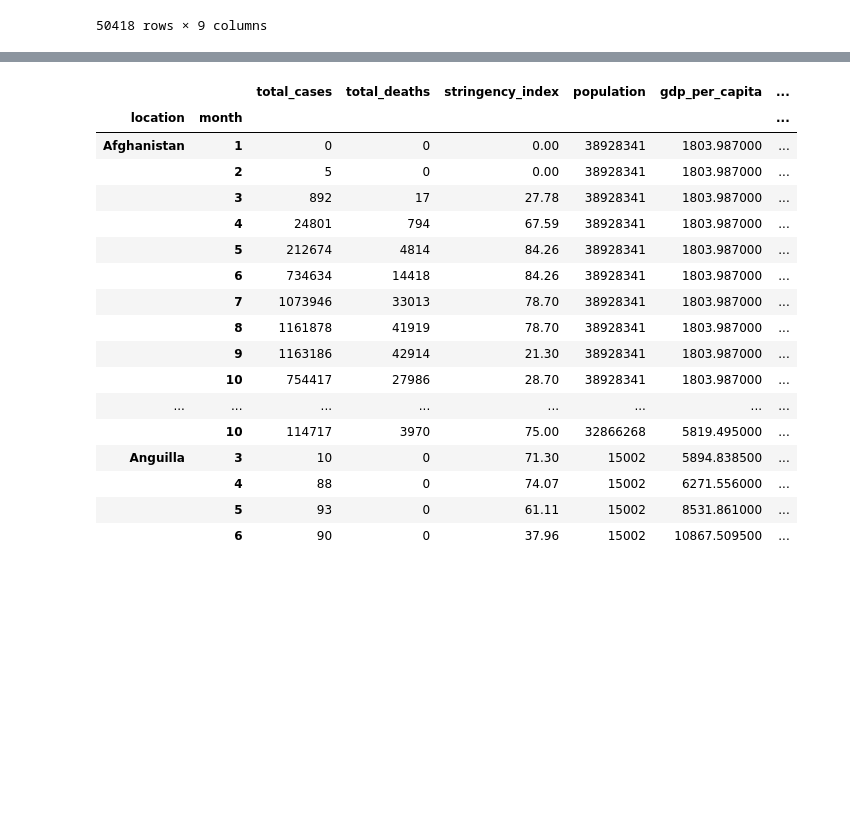
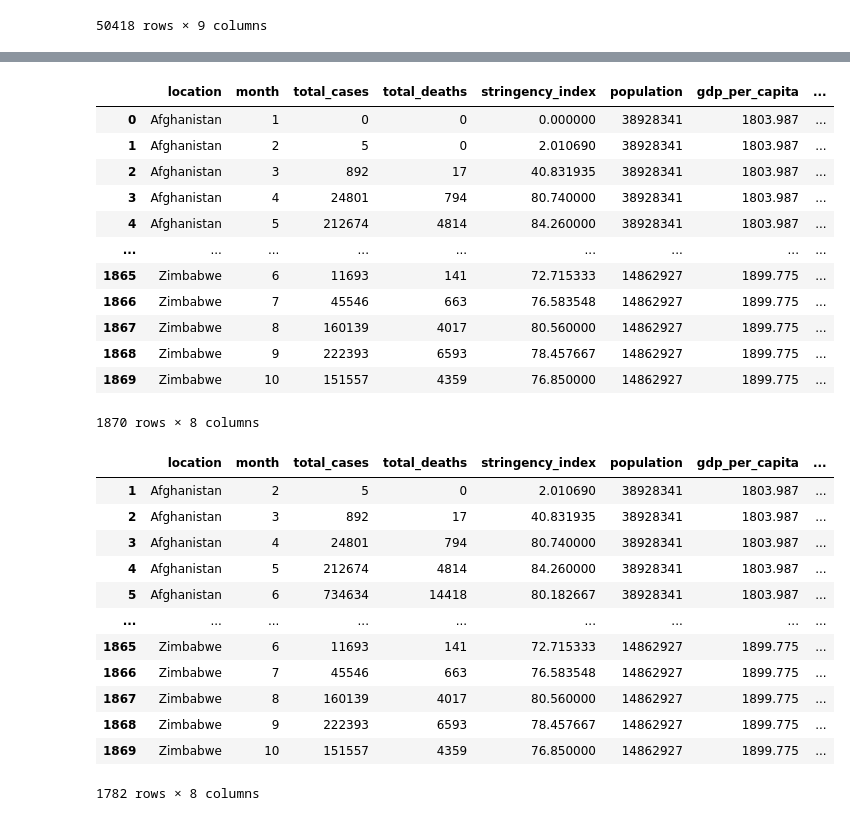
Before and after one commit to Anindita123-code/DataAnalytics, a Jupyter notebook: das_redi_project.ipynb, the cells around one changed output, grey strips where cells are left out. Drawn from its saved outputs; the diff is of its cells as text; code cells hidden in the pictures; blank space fills up the shorter version.

```diff
--- a/das_redi_project.ipynb
+++ b/das_redi_project.ipynb
@@ -95,6 +133,7 @@ pandemic_df['total_cases'] = pandemic_df['total_cases'].fillna(0)
 pandemic_df['total_cases'] = pandemic_df['total_cases'].astype(np.int64)
 pandemic_df['total_deaths'] = pandemic_df['total_deaths'].fillna(0)
 pandemic_df['total_deaths'] = pandemic_df['total_deaths'].astype(np.int64)
+pandemic_df['stringency_index'] = pandemic_df['stringency_index'].fillna(method='bfill')
 pandemic_df.dtypes
 # %% [output]
 iso_code                           object
@@ -153,35 +177,53 @@ df_inter
 # %%
 # df_final.describe
 # df_noduplicates.groupby(["location","month"]).sum()
-df_grouped = df_inter.groupby(['location', 'month']).agg(
+df_grouped = df_inter.groupby(['location', 'month'], as_index=False).agg(
     {
         'total_cases': 'sum',
         'total_deaths': 'sum',
-        'stringency_index': 'first',
+        'stringency_index': 'mean',
         'population': 'first',
         'gdp_per_capita': 'first',
         'human_development_index': 'first',
     })
-df_grouped.head(50)
+df_grouped
 # %% [output]
-|  |  | total_cases | total_deaths | stringency_index | population | gdp_per_capita | ... |
-| location | month |  |  |  |  |  | ... |
-| Afghanistan | 1 | 0 | 0 | 0.00 | 38928341 | 1803.987000 | ... |
-|  | 2 | 5 | 0 | 0.00 | 38928341 | 1803.987000 | ... |
-|  | 3 | 892 | 17 | 27.78 | 38928341 | 1803.987000 | ... |
-|  | 4 | 24801 | 794 | 67.59 | 38928341 | 1803.987000 | ... |
-|  | 5 | 212674 | 4814 | 84.26 | 38928341 | 1803.987000 | ... |
-|  | 6 | 734634 | 14418 | 84.26 | 38928341 | 1803.987000 | ... |
-|  | 7 | 1073946 | 33013 | 78.70 | 38928341 | 1803.987000 | ... |
-|  | 8 | 1161878 | 41919 | 78.70 | 38928341 | 1803.987000 | ... |
-|  | 9 | 1163186 | 42914 | 21.30 | 38928341 | 1803.987000 | ... |
-|  | 10 | 754417 | 27986 | 28.70 | 38928341 | 1803.987000 | ... |
-| ... | ... | ... | ... | ... | ... | ... | ... |
-|  | 10 | 114717 | 3970 | 75.00 | 32866268 | 5819.495000 | ... |
-| Anguilla | 3 | 10 | 0 | 71.30 | 15002 | 5894.838500 | ... |
-|  | 4 | 88 | 0 | 74.07 | 15002 | 6271.556000 | ... |
-|  | 5 | 93 | 0 | 61.11 | 15002 | 8531.861000 | ... |
-|  | 6 | 90 | 0 | 37.96 | 15002 | 10867.509500 | ... |
+|  | location | month | total_cases | total_deaths | stringency_index | population | gdp_per_capita | ... |
+| 0 | Afghanistan | 1 | 0 | 0 | 0.000000 | 38928341 | 1803.987 | ... |
+| 1 | Afghanistan | 2 | 5 | 0 | 2.010690 | 38928341 | 1803.987 | ... |
+| 2 | Afghanistan | 3 | 892 | 17 | 40.831935 | 38928341 | 1803.987 | ... |
+| 3 | Afghanistan | 4 | 24801 | 794 | 80.740000 | 38928341 | 1803.987 | ... |
+| 4 | Afghanistan | 5 | 212674 | 4814 | 84.260000 | 38928341 | 1803.987 | ... |
+| ... | ... | ... | ... | ... | ... | ... | ... | ... |
+| 1865 | Zimbabwe | 6 | 11693 | 141 | 72.715333 | 14862927 | 1899.775 | ... |
+| 1866 | Zimbabwe | 7 | 45546 | 663 | 76.583548 | 14862927 | 1899.775 | ... |
+| 1867 | Zimbabwe | 8 | 160139 | 4017 | 80.560000 | 14862927 | 1899.775 | ... |
+| 1868 | Zimbabwe | 9 | 222393 | 6593 | 78.457667 | 14862927 | 1899.775 | ... |
+| 1869 | Zimbabwe | 10 | 151557 | 4359 | 76.850000 | 14862927 | 1899.775 | ... |
+1870 rows × 8 columns
+# %%
+# drop the rows with 0 values for the columns : stringency_index, total_cases and total_deaths
+
+# get names of indexes for which columns have value == 01
+
+index_names = df_grouped[(df_grouped['stringency_index'] == 0) & (df_grouped['total_deaths'] == 0) & (df_grouped['total_cases'] == 0)].index
+df_grouped.drop(index_names, inplace = True)
+
+df_grouped
+# %% [output]
+|  | location | month | total_cases | total_deaths | stringency_index | population | gdp_per_capita | ... |
+| 1 | Afghanistan | 2 | 5 | 0 | 2.010690 | 38928341 | 1803.987 | ... |
+| 2 | Afghanistan | 3 | 892 | 17 | 40.831935 | 38928341 | 1803.987 | ... |
+| 3 | Afghanistan | 4 | 24801 | 794 | 80.740000 | 38928341 | 1803.987 | ... |
+| 4 | Afghanistan | 5 | 212674 | 4814 | 84.260000 | 38928341 | 1803.987 | ... |
+| 5 | Afghanistan | 6 | 734634 | 14418 | 80.182667 | 38928341 | 1803.987 | ... |
+| ... | ... | ... | ... | ... | ... | ... | ... | ... |
+| 1865 | Zimbabwe | 6 | 11693 | 141 | 72.715333 | 14862927 | 1899.775 | ... |
+| 1866 | Zimbabwe | 7 | 45546 | 663 | 76.583548 | 14862927 | 1899.775 | ... |
+| 1867 | Zimbabwe | 8 | 160139 | 4017 | 80.560000 | 14862927 | 1899.775 | ... |
+| 1868 | Zimbabwe | 9 | 222393 | 6593 | 78.457667 | 14862927 | 1899.775 | ... |
+| 1869 | Zimbabwe | 10 | 151557 | 4359 | 76.850000 | 14862927 | 1899.775 | ... |
+1782 rows × 8 columns
 # %%
 # the df_final dataset holds the desired data which can be used for further analysis
 
```
Also changed, not shown: parts of 12 cells of this notebook, 4 other files.
